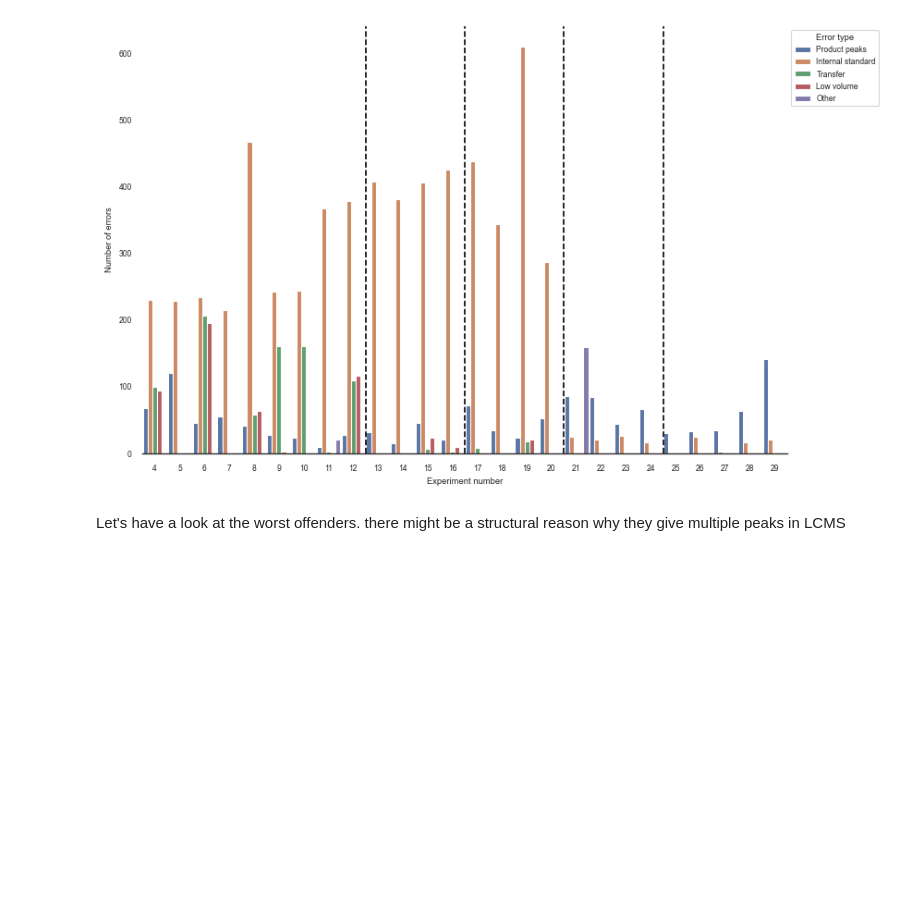
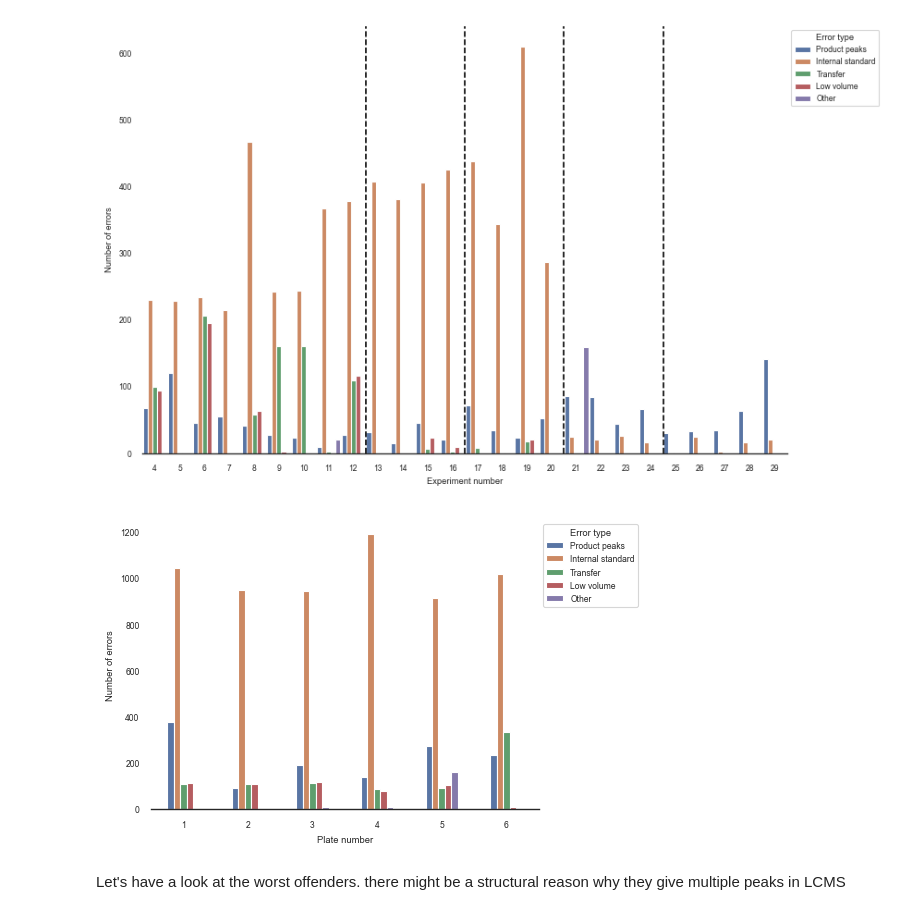
Before and after one commit to jugoetz/library-generation, a Jupyter notebook: notebooks/data_analysis/exploratory_data_analysis.ipynb, the cells around one changed output. Cells and saved outputs as stored; diff of their text form; code cells hidden in the pictures; blank space fills up the shorter version.

```diff
--- a/notebooks/data_analysis/exploratory_data_analysis.ipynb
+++ b/notebooks/data_analysis/exploratory_data_analysis.ipynb
@@ -48,6 +49,8 @@ sns.set_theme(context="paper",
                   "axes.spines.right": False,
                   "axes.spines.top": False,},
              )
+SAVE_DIR = pathlib.Path("/Users/julian/Desktop/SF_exploratory_data_analysis/")
+SAVE_DIR.mkdir(exist_ok=True, parents=True)
 # %% [markdown]
 ### Load and filter data <a id='section_id'></a>
 # %%
@@ -272,5 +275,23 @@ plt.savefig("/Users/julian/Desktop/type_of_errors_per_experiment_binned.png", dp
 # %% [output]
 [figure]
+# %%
+# next, we look at the distribution of errors by plate number within an experiment
+# Keep only the relevant columns
+relevant_columns = ['plate_nr'] + [col for col in df_full.columns if 'has_error_' in col]
+df_relevant = df_full[relevant_columns].copy()
+df_grouped = df_relevant.groupby('plate_nr').sum().reset_index().melt(id_vars=["plate_nr"], var_name="columns", value_name='value')
+# Filter out None values
+df_grouped = df_grouped[df_grouped['value'].notnull()]
+# Plot the histogram
+plt.figure(figsize=(5, 3.75))
+ax = sns.barplot(data=df_grouped, x="plate_nr", y="value", hue='columns', dodge=True, width=.5)
+plt.xlabel('Plate number')
+plt.ylabel('Number of errors')
+handles, labels = ax.get_legend_handles_labels()
+ax.legend(title = "Error type", loc='upper left', bbox_to_anchor=(1, 1), handles=handles, labels=[l.removeprefix("has_error_").replace("_", " ").strip().capitalize() for l in labels])
+plt.savefig(SAVE_DIR / "type_of_errors_per_plate_binned.png", dpi=300, bbox_inches='tight')
+# %% [output]
+[figure, added]
 # %% [markdown]
 Let's have a look at the worst offenders. there might be a structural reason why they give multiple peaks in LCMS
 # %%
```
Also changed, not shown: parts of 28 cells of this notebook.
